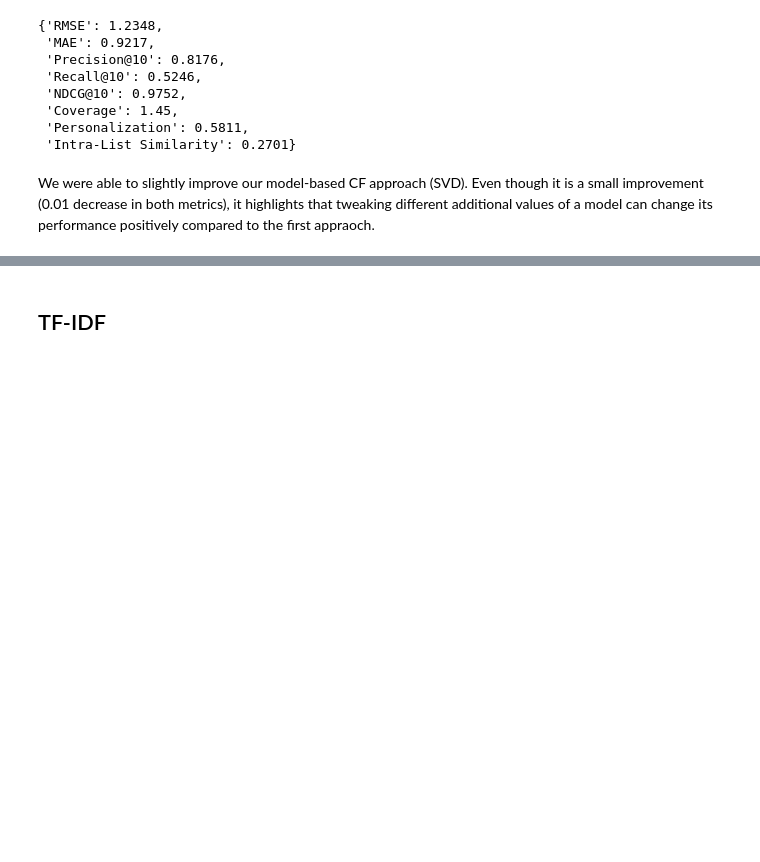
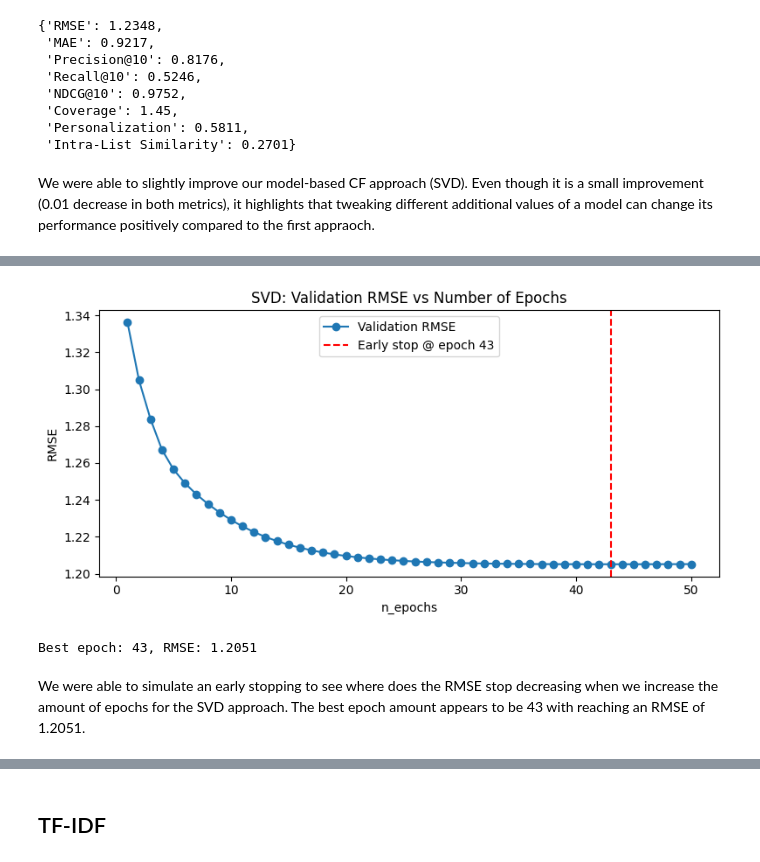
Before and after one commit to rubendjg/Anime-Recommendation-System, a Jupyter notebook: modeling/modeling.ipynb, the cells around one changed output, grey strips where cells are left out. Drawn from its saved outputs; the diff is of its cells as text; code cells hidden in the pictures; blank space fills up the shorter version.

Commit message:
adds switching hybrid model, lemmatization approach, and simulated early stopping

```diff
--- a/modeling/modeling.ipynb
+++ b/modeling/modeling.ipynb
@@ -1951,0 +2117,37 @@ pd.DataFrame(svd_gs.cv_results).sort_values("mean_test_rmse")[
+# %%
+best_params = svd_gs.best_params["rmse"]
+epoch_range = [i for i in range(1, 51)]
+val_rmse = []
+
+train_es, val_es = train_test_split(data, test_size=0.2, random_state=SEED)
+
+for n in epoch_range:
+    model = SVD(
+        n_factors=best_params["n_factors"],
+        n_epochs=n,
+        lr_all=best_params["lr_all"],
+        reg_all=best_params["reg_all"],
+        random_state=SEED
+    )
+    model.fit(train_es)
+    preds = model.test(val_es)
+    from surprise import accuracy as surp_acc
+    val_rmse.append(surp_acc.rmse(preds, verbose=False))
+
+best_epoch = epoch_range[val_rmse.index(min(val_rmse))]
+
+plt.figure(figsize=(8, 4))
+plt.plot(epoch_range, val_rmse, marker="o", label="Validation RMSE")
+plt.axvline(best_epoch, color="red", linestyle="--", label=f"Early stop @ epoch {best_epoch}")
+plt.xlabel("n_epochs")
+plt.ylabel("RMSE")
+plt.title("SVD: Validation RMSE vs Number of Epochs")
+plt.legend()
+plt.tight_layout()
+plt.show()
+print(f"Best epoch: {best_epoch}, RMSE: {min(val_rmse):.4f}")
+# %% [output]
+[figure, added]
+Best epoch: 43, RMSE: 1.2051
+# %% [markdown]
+We were able to simulate an early stopping to see where does the RMSE stop decreasing when we increase the amount of epochs for the SVD approach. The best epoch amount appears to be 43 with reaching an RMSE of 1.2051.
```
Also changed, not shown: parts of 21 cells of this notebook.
